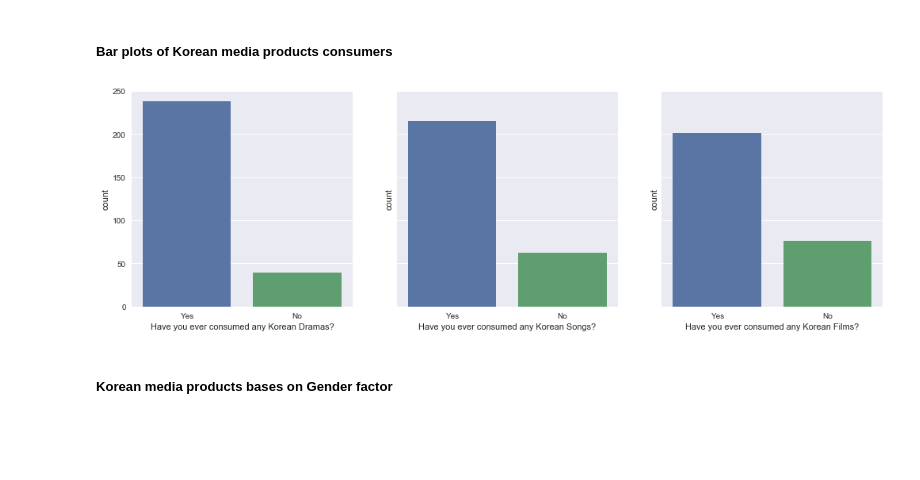
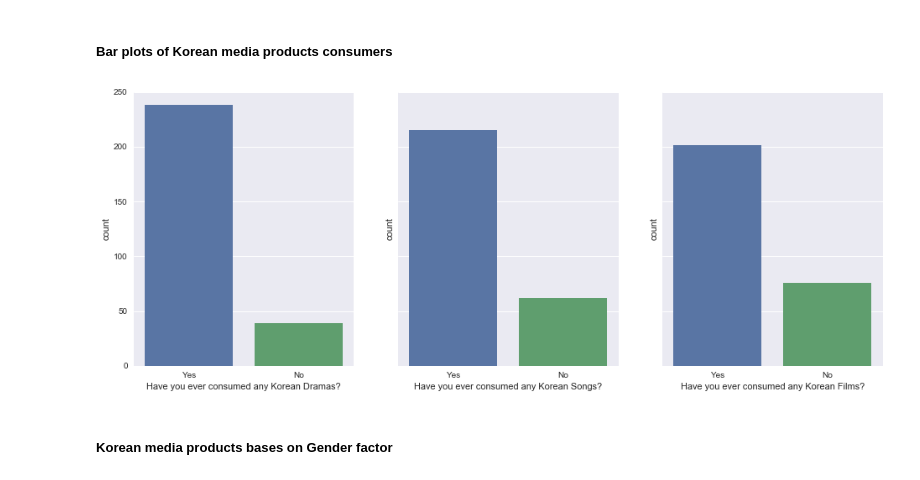
Before and after one commit to deartanapol10/Madmee-Final-Project, a Jupyter notebook: The Relation Between The Rise of Korean Wave (Hallyu) in Thailand and Thai People’s Attitude and Tendency in Visiting South Korea.ipynb, the cells around one changed output. Drawn from its saved outputs; the diff is of its cells as text; code cells hidden in the pictures; blank space fills up the shorter version.

```diff
--- a/The Relation Between The Rise of Korean Wave (Hallyu) in Thailand and Thai People’s Attitude and Tendency in Visiting South Korea.ipynb
+++ b/The Relation Between The Rise of Korean Wave (Hallyu) in Thailand and Thai People’s Attitude and Tendency in Visiting South Korea.ipynb
@@ -195,12 +212,12 @@ Name: Residence, dtype: int64
 ##### Bar plots of Korean media products consumers
 # %%
 sns.set(style="darkgrid");
-f, (ax1, ax2, ax3) = plt.subplots(1, 3, figsize=(17, 5), sharey = True);
+f, (ax1, ax2, ax3) = plt.subplots(1, 3, figsize=(16, 6), sharey = True);
 sns.countplot(x=data.iloc[:, 3], data=data, ax=ax1);
 sns.countplot(x=data.iloc[:, 4], data=data, ax=ax2);
 sns.countplot(x=data.iloc[:, 5], data=data, ax=ax3);
 # %% [output]
-[figure, old version]
+[figure, new version]
 # %% [markdown]
 ##### Korean media products bases on Gender factor
 # %%
```
Also changed, not shown: parts of 38 cells of this notebook.
